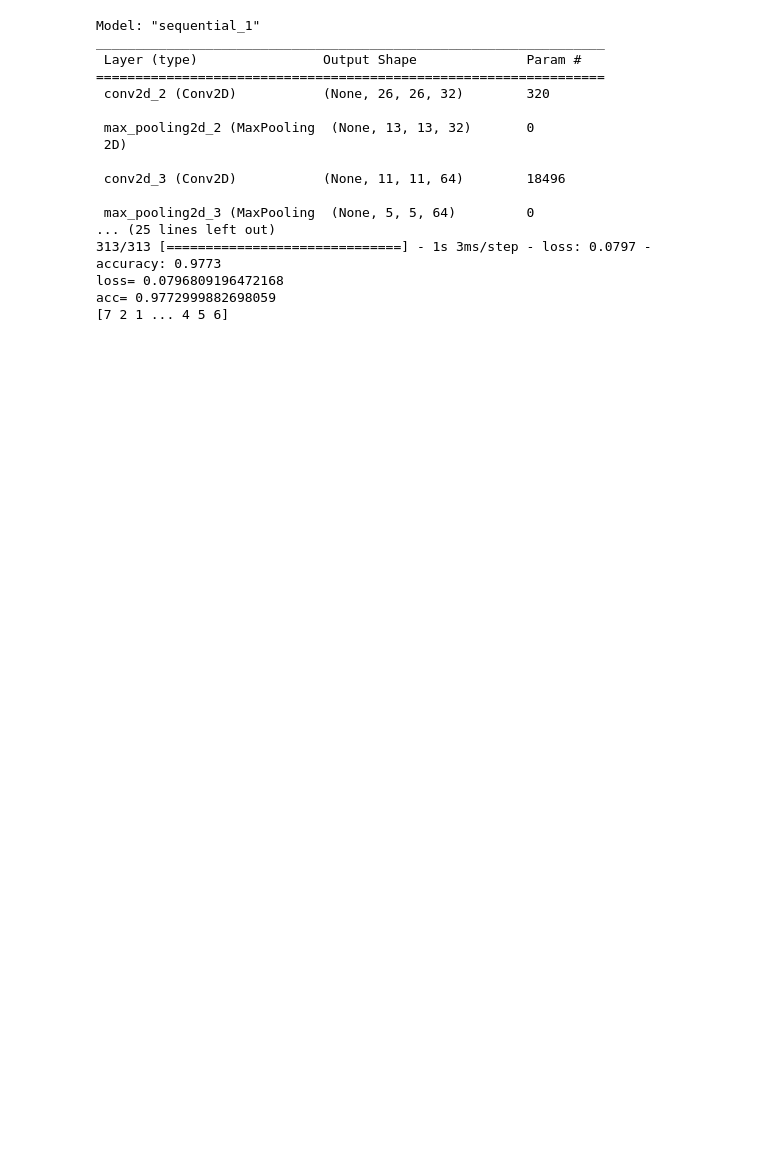
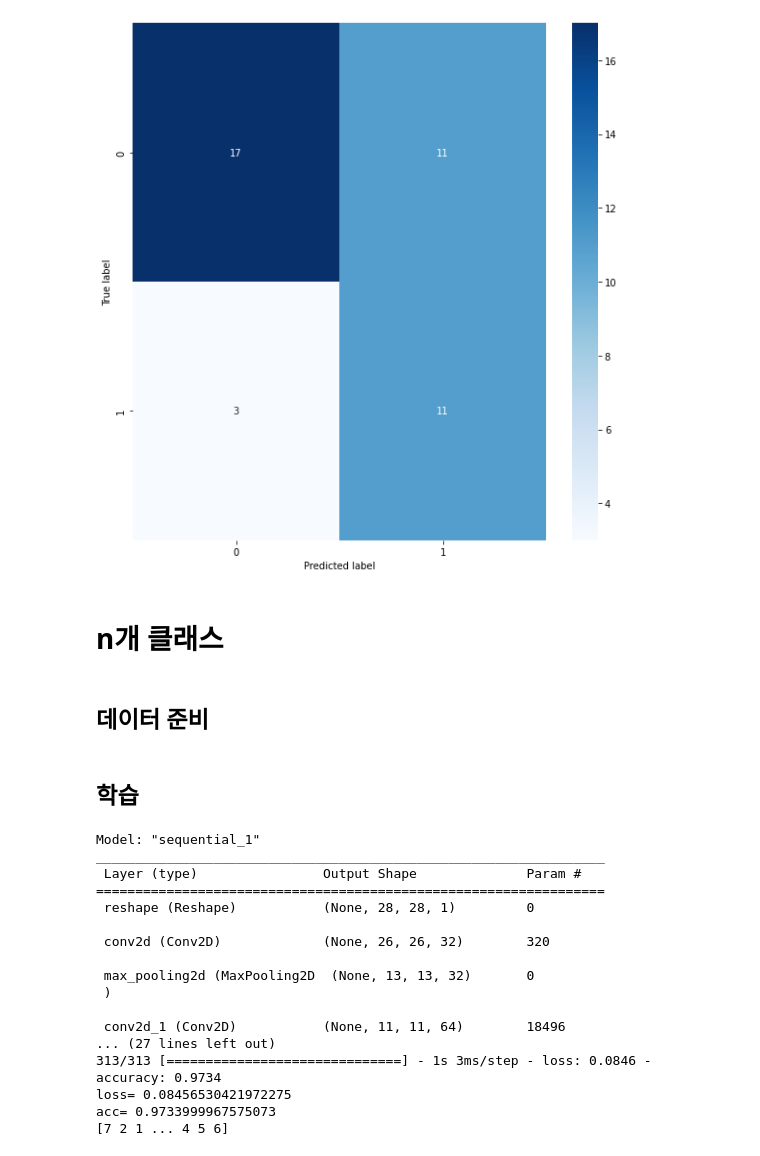
Before and after one commit to Tieck-IT/Study, a Jupyter notebook: template/[template]ROCAUC_and_confusionMatrix.ipynb, the cells around one changed output. Drawn from its saved outputs; the diff is of its cells as text; code cells hidden in the pictures; blank space fills up the shorter version.

```diff
--- a/template/[template]ROCAUC_and_confusionMatrix.ipynb
+++ b/template/[template]ROCAUC_and_confusionMatrix.ipynb
@@ -3 +93,12 @@
+# %%
+raw_data = pd.read_csv("sonar.csv")
+data = raw_data.to_numpy()
+np.random.shuffle(data)
+
+x = data[:,:60]
+y = data[:,60].astype(np.int)
+
+split_index = int(len(x)*0.8)
+train_x, test_x = x[:split_index], x[split_index:]
+train_y, test_y = y[:split_index], y[split_index:]
 # %% [markdown]
@@ -15,0 +178,6 @@ import time
+# %%
+from sklearn.metrics import classification_report
+from sklearn.metrics import confusion_matrix
+
+cm = confusion_matrix(test_y, predicted)
+print(cm)
@@ -16,3 +198,18 @@ import time
+# %%
+import seaborn as sns
+
+figure = plt.figure(figsize=(8, 8))
+sns.heatmap(cm, annot=True, cmap=plt.cm.Blues)
+plt.tight_layout()
+plt.ylabel('True label')
+plt.xlabel('Predicted label')
+plt.show()
+# %% [output]
+[figure, added]
+# %% [markdown]
+# n개 클래스
+# %% [markdown]
+## 데이터 준비
 # %%
 (raw_train_x, raw_train_y), (raw_test_x, raw_test_y) = tf.keras.datasets.mnist.load_data()
 
@@ -26,14 +219,24 @@ test_x = test_x.reshape((10000, 28, 28, 1)) # ADDED
 train_y = raw_train_y
 test_y = raw_test_y
+# %% [markdown]
+## 학습
 # %%
+import tensorflow as tf
+from tensorflow import keras
+from tensorflow.keras import optimizers
+from tensorflow.keras.layers import Dense, Flatten, Conv2D, MaxPooling2D, Input, Reshape
+from tensorflow.keras.metrics import *
+
+import time
+
 
 model = keras.Sequential()
-# model.add(Input((28,28)))
-model.add(Input((28,28,1)))
-model.add(Conv2D(32, (3, 3))) # ADDED
-model.add(MaxPooling2D((2, 2))) # ADDED
-model.add(Conv2D(64, (3, 3))) # ADDED
-model.add(MaxPooling2D((2, 2))) # ADDED
+model.add(Input((28,28)))
+model.add(Reshape((28,28,1)))
+model.add(Conv2D(32, (3, 3)))
+model.add(MaxPooling2D((2, 2)))
+model.add(Conv2D(64, (3, 3)))
+model.add(MaxPooling2D((2, 2)))
 model.add(Flatten())
 model.add(Dense(10, activation='relu'))
 model.add(Dense(10, activation='relu'))
@@ -59,16 +262,16 @@ Model: "sequential_1"
 _________________________________________________________________
  Layer (type)                Output Shape              Param #
 =================================================================
- conv2d_2 (Conv2D)           (None, 26, 26, 32)        320
+ reshape (Reshape)           (None, 28, 28, 1)         0
 
- max_pooling2d_2 (MaxPooling  (None, 13, 13, 32)       0
- 2D)
+ conv2d (Conv2D)             (None, 26, 26, 32)        320
 
- conv2d_3 (Conv2D)           (None, 11, 11, 64)        18496
+ max_pooling2d (MaxPooling2D  (None, 13, 13, 32)       0
+ )
 
- max_pooling2d_3 (MaxPooling  (None, 5, 5, 64)         0
-... (25 lines left out)
-313/313 [==============================] - 1s 3ms/step - loss: 0.0797 - accuracy: 0.9773
-loss= 0.0796809196472168
-acc= 0.9772999882698059
+ conv2d_1 (Conv2D)           (None, 11, 11, 64)        18496
+... (27 lines left out)
+313/313 [==============================] - 1s 3ms/step - loss: 0.0846 - accuracy: 0.9734
+loss= 0.08456530421972275
+acc= 0.9733999967575073
 [7 2 1 ... 4 5 6]
```
Also changed, not shown: parts of 35 cells of this notebook, 2 other files.
